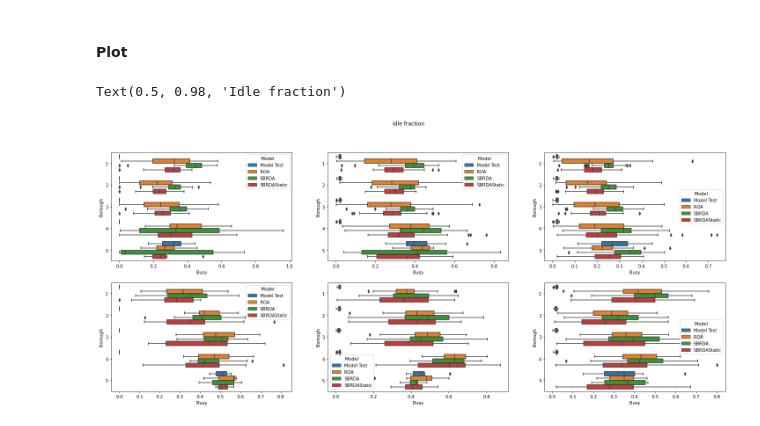
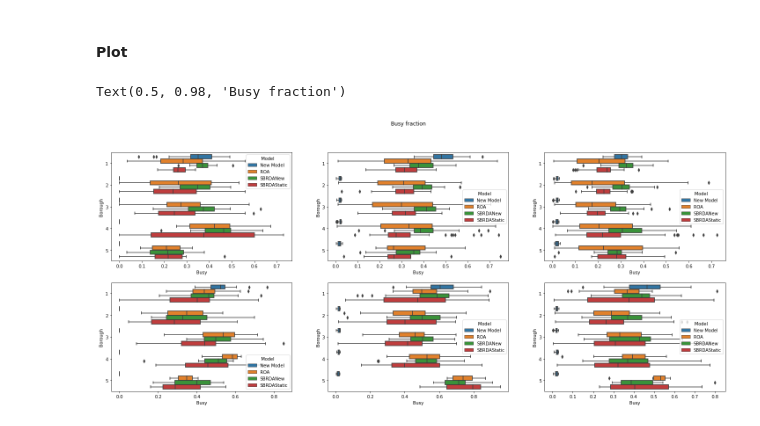
Before and after one commit to yamilbknsu/ems-ny-data, a Jupyter notebook: StatisticsDisplay3.ipynb, the cells around one changed output. Drawn from its saved outputs; the diff is of its cells as text; code cells hidden in the pictures.

Commit message:
Fixing the models

```diff
--- a/StatisticsDisplay3.ipynb
+++ b/StatisticsDisplay3.ipynb
@@ -110,9 +110,11 @@ def SurvivalFunction(response_times):
 with open(name.format('SBRDAStatic'), 'rb') as f:
     statistics = pickle.load(f)
 print('SBRDAStatic', [sum(SurvivalFunction((e[4] - e[3])/60) if statistics[1][e[-1]]['Statistics']['Borough'].data == b and e[2] == 1 else 0 for e in statistics[2]) for b in range(1,6)])
-with open(name.format('SBRDA'), 'rb') as f:
+#with open(name.format('SBRDANew'), 'rb') as f:
+    #statistics = pickle.load(f)
+with open('test2.pickle', 'rb') as f:
     statistics = pickle.load(f)
-print('SBRDA      ', [sum(SurvivalFunction((e[4] - e[3])/60) if statistics[1][e[-1]]['Statistics']['Borough'].data == b and e[2] == 1 else 0 for e in statistics[2]) for b in range(1,6)])
+print('SBRDANew   ', [sum(SurvivalFunction((e[4] - e[3])/60) if statistics[1][e[-1]]['Statistics']['Borough'].data == b and e[2] == 1 else 0 for e in statistics[2]) for b in range(1,6)])
 with open(name.format('ROA'), 'rb') as f:
     statistics = pickle.load(f)
 print('ROA        ', [sum(SurvivalFunction((e[4] - e[3])/60) if statistics[1][e[-1]]['Statistics']['Borough'].data == b and e[2] == 1 else 0 for e in statistics[2]) for b in range(1,6)])
@@ -123,6 +125,6 @@ ROA         [50.24682497628132, 58.38779929437203, 63.76386702530076, 36.3557139
 # %%
-fixed_model = 'SBRDA'
-ambulance = 'Ambulance 191'
+fixed_model = 'SBRDANew'
+ambulance = 'Ambulance 1'
 with open(name.format(fixed_model), 'rb') as f:
     statistics = pickle.load(f)
 buildRelocationMap(loadVehicleRelocations(statistics[1][ambulance]['Record'], nodes_with_borough))
@@ -182,7 +180,7 @@ statistics[1][ambulance]['Statistics']['State'].data
 # %% [markdown]
 ### Utiization per borough
 # %%
-model = ['SBRDA', 'SBRDAStatic', 'ROA']
+model = ['SBRDANew', 'SBRDAStatic', 'ROA']
 utilization = []
 for m in model:
     with open(name.format(m), 'rb') as f:
@@ -211,9 +209,9 @@ for m in model:
         #print(v, ambulance_time, vehicle_state_1_time, vehicle_state_2_time)
         server_utilization = [m, Shift, borough, Type, v, relocations, statistics[1][v]['Statistics']['BusyWorkload'].data[-1][1]/ambulance_time, (ambulance_time - vehicle_state_1_time - vehicle_state_2_time)/ambulance_time, vehicle_state_1_time/ambulance_time, vehicle_state_2_time/ambulance_time, MetersDriven]
         utilization.append(server_utilization)
-utilization_df = pd.DataFrame(utilization, columns = ['Model', 'Shift', 'Borough', 'Type', 'id', 'Relocations', 'Busy', 'Idle', 'Reloc', 'Att', 'MetersDriven']).sort_values(['Model','Idle'])
+#utilization_df = pd.DataFrame(utilization, columns = ['Model', 'Shift', 'Borough', 'Type', 'id', 'Relocations', 'Busy', 'Idle', 'Reloc', 'Att', 'MetersDriven']).sort_values(['Model','Idle'])
 # %%
-with open('test12.pickle', 'rb') as f:
+with open('test2.pickle', 'rb') as f:
     statistics = pickle.load(f)
 for v in statistics[1].keys():
     ambulance_time = statistics[1][v]['Statistics']['TimeInSystem'].data
@@ -237,5 +235,6 @@ for v in statistics[1].keys():
             relocations += 1
 
     #print(v, ambulance_time, vehicle_state_1_time, vehicle_state_2_time)
-    server_utilization = ['Model Test', Shift, borough, Type, v, relocations, statistics[1][v]['Statistics']['BusyWorkload'].data[-1][1]/ambulance_time, (ambulance_time - vehicle_state_1_time - vehicle_state_2_time)/ambulance_time, vehicle_state_1_time/ambulance_time, vehicle_state_2_time/ambulance_time, MetersDriven]
+    server_utilization = ['New Model', Shift, borough, Type, v, relocations, statistics[1][v]['Statistics']['BusyWorkload'].data[-1][1]/ambulance_time, (ambulance_time - vehicle_state_1_time - vehicle_state_2_time)/ambulance_time, vehicle_state_1_time/ambulance_time, vehicle_state_2_time/ambulance_time, MetersDriven]
     utilization.append(server_utilization)
+utilization_df = pd.DataFrame(utilization, columns = ['Model', 'Shift', 'Borough', 'Type', 'id', 'Relocations', 'Busy', 'Idle', 'Reloc', 'Att', 'MetersDriven']).sort_values(['Model','Idle'])
@@ -246,17 +243,17 @@ utilization_df = pd.DataFrame(utilization, columns = ['Model', 'Shift', 'Borough
 # %%
 fig, axs = plt.subplots(2,3, figsize=(25,10))
 sns.boxplot(data=utilization_df[(utilization_df['Type'] == 1) & (utilization_df['Shift'] == 1)], y='Borough', hue='Model', x='Busy', orient='h', ax = axs[0,0])
 sns.boxplot(data=utilization_df[(utilization_df['Type'] == 1) & (utilization_df['Shift'] == 2)], y='Borough', hue='Model', x='Busy', orient='h', ax = axs[0,1])
 sns.boxplot(data=utilization_df[(utilization_df['Type'] == 1) & (utilization_df['Shift'] == 3)], y='Borough', hue='Model', x='Busy', orient='h', ax = axs[0,2])
 sns.boxplot(data=utilization_df[(utilization_df['Type'] == 0) & (utilization_df['Shift'] == 1)], y='Borough', hue='Model', x='Busy', orient='h', ax = axs[1,0])
 sns.boxplot(data=utilization_df[(utilization_df['Type'] == 0) & (utilization_df['Shift'] == 2)], y='Borough', hue='Model', x='Busy', orient='h', ax = axs[1,1])
 sns.boxplot(data=utilization_df[(utilization_df['Type'] == 0) & (utilization_df['Shift'] == 3)], y='Borough', hue='Model', x='Busy', orient='h', ax = axs[1,2])
 
-fig.suptitle('Idle fraction')
+fig.suptitle('Busy fraction')
 #plt.legend(handles=[a, b], loc="upper left")
 # %% [output]
-Text(0.5, 0.98, 'Idle fraction')
+Text(0.5, 0.98, 'Busy fraction')
-[figure, old version]
+[figure, new version]
 # %%
 fig, axs = plt.subplots(2,3, figsize=(25,10))
 sns.boxplot(data=utilization_df[(utilization_df['Type'] == 1) & (utilization_df['Shift'] == 1)], y='Borough', hue='Model', x='MetersDriven', orient='h', ax = axs[0,0])
```
Also changed, not shown: parts of 9 cells of this notebook, 8 other files.
